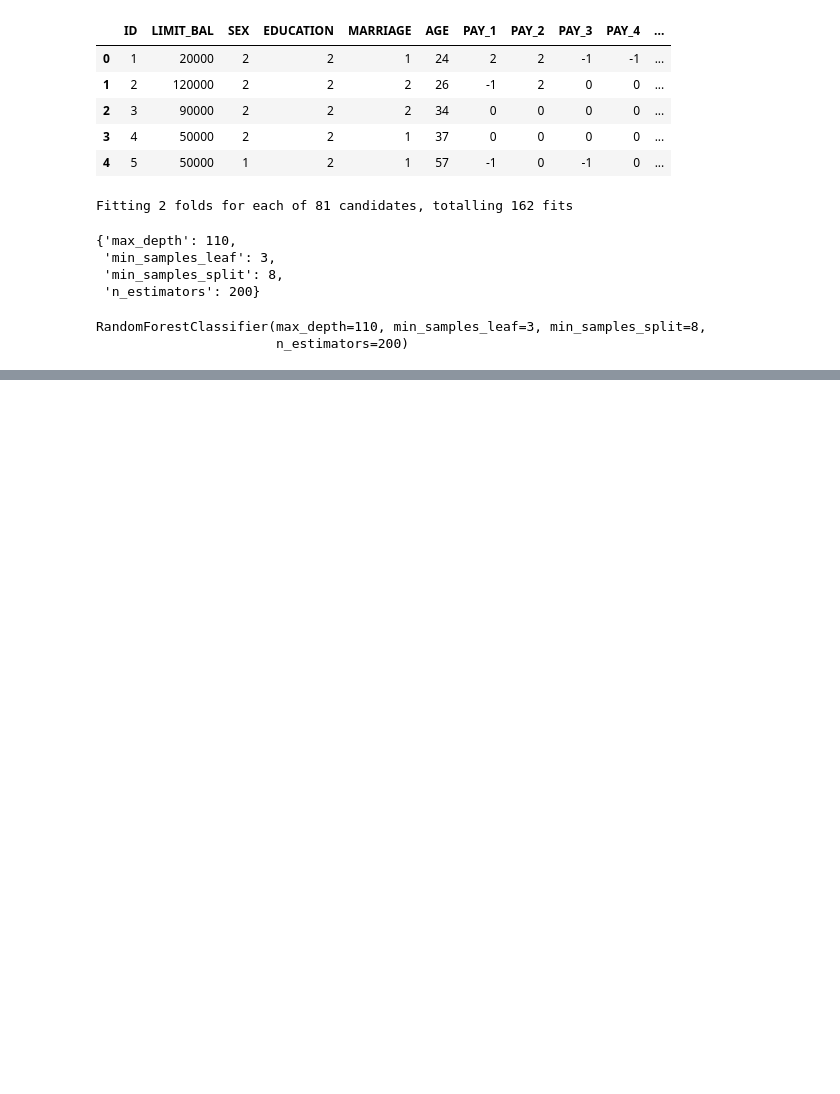
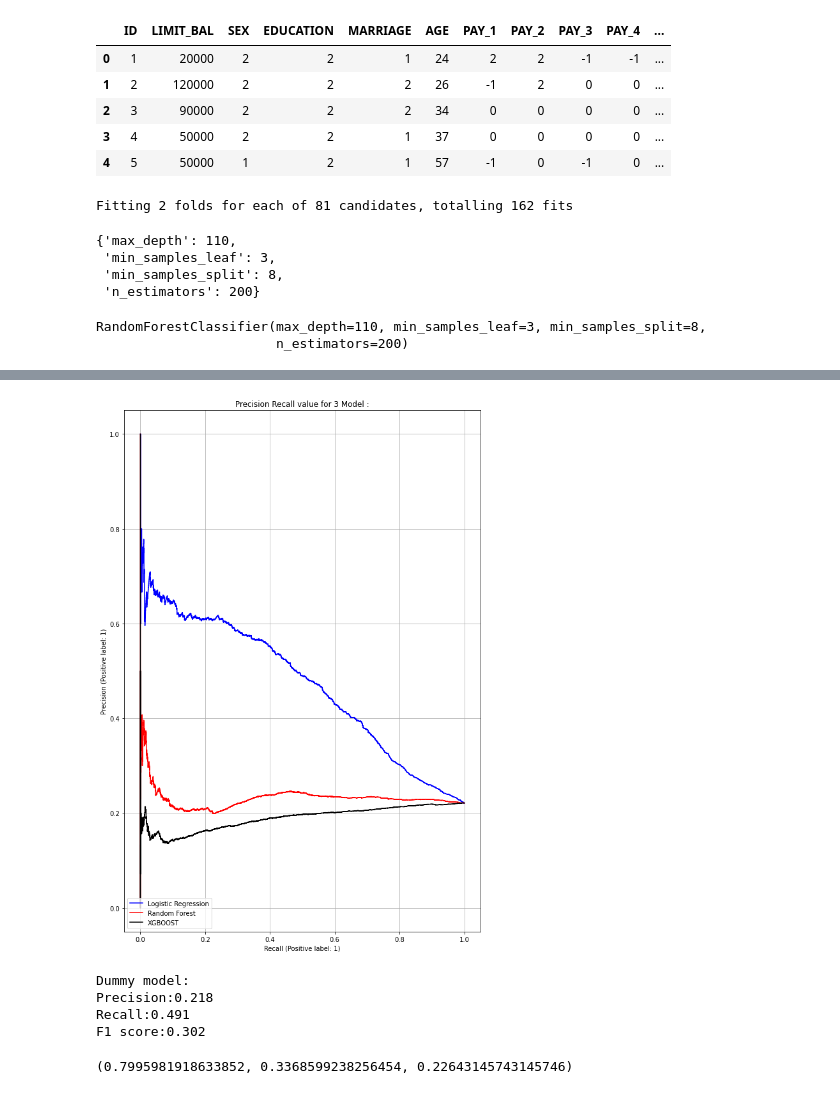
Before and after one commit to San13deep/-Credit-Card-Default-Prediction, a Jupyter notebook: Credit_Card_Default_Prediction_Capstone_Project_33.ipynb, the cells around one changed output, grey strips where cells are left out. Cells and saved outputs as stored; diff of their text form; code cells hidden in the pictures; blank space fills up the shorter version.

```diff
--- a/Credit_Card_Default_Prediction_Capstone_Project_33.ipynb
+++ b/Credit_Card_Default_Prediction_Capstone_Project_33.ipynb
@@ -692,0 +812,45 @@ X_train_sm, X_test, y_train_sm, y_test = data_split(X, y, imbalance = True)
+# %%
+fig,ax=plt.subplots(figsize=(10,15))
+
+plot_precision_recall_curve(lr_best,X_test_std,y_test,ax=ax,color='Blue',label='Logistic Regression')
+plot_precision_recall_curve(rf_best,X_test_std,y_test,ax=ax,color='Red',label='Random Forest')
+plot_precision_recall_curve(xgb_random,X_test_std,y_test,ax=ax,color='Black',label='XGBOOST')
+plt.title("Precision Recall value for 3 Model :")
+plt.grid()
+# %% [output]
+[figure, added]
+# %%
+from sklearn.dummy import DummyClassifier
+
+dummy_clf = DummyClassifier(strategy="stratified")
+dummy_clf.fit(X_train, y_train)
+DummyClassifier(strategy='stratified')
+y_pred_dummy = dummy_clf.predict(X_test)
+
+print('Dummy model:')
+precision_recall(dummy_clf, X_test, y_test)
+# %% [output]
+Dummy model:
+Precision:0.218
+Recall:0.491
+F1 score:0.302
+# %%
+# Compute precision, recall and threshold of Random Forest
+
+y_predict_rf = rf_best.predict_proba(X_test)
+
+y_scores_rf = y_predict_rf[:,1]
+#print(y_scores_rf)
+precisions, recalls, thresholds = precision_recall_curve(y_test, y_scores_rf)
+#print(precisions)
+#print(recalls)
+#print(thresholds)
+recalls_80 = recalls[np.argmin(recalls >= 0.80)]               # Recommend recall score = 0.8
+precision_80 = precisions[np.argmin(recalls >= 0.80)]
+threshold_80_recall = thresholds[np.argmin(recalls >= 0.80)]
+
+thresholds = np.append(thresholds, 1)
+
+recalls_80, precision_80, threshold_80_recall
+# %% [output]
+(0.7995981918633852, 0.3368599238256454, 0.22643145743145746)
```
Also changed, not shown: parts of 12 cells of this notebook.
